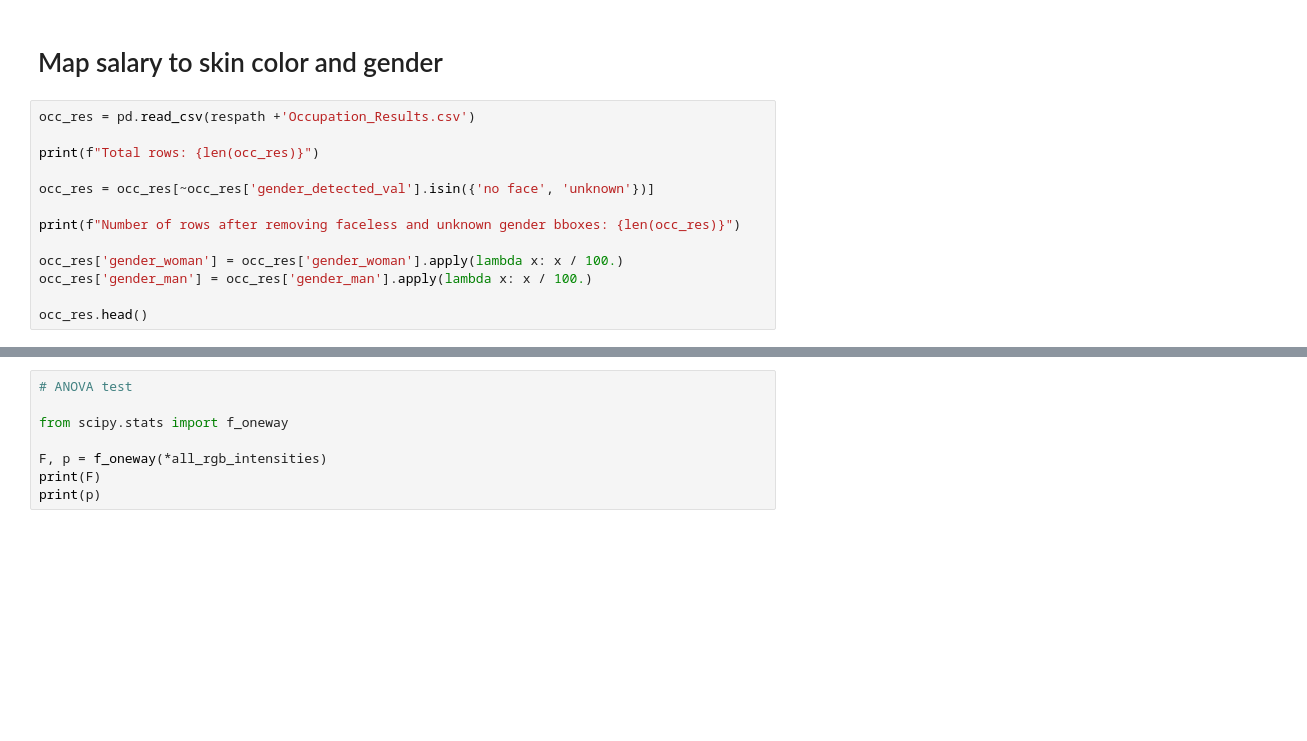
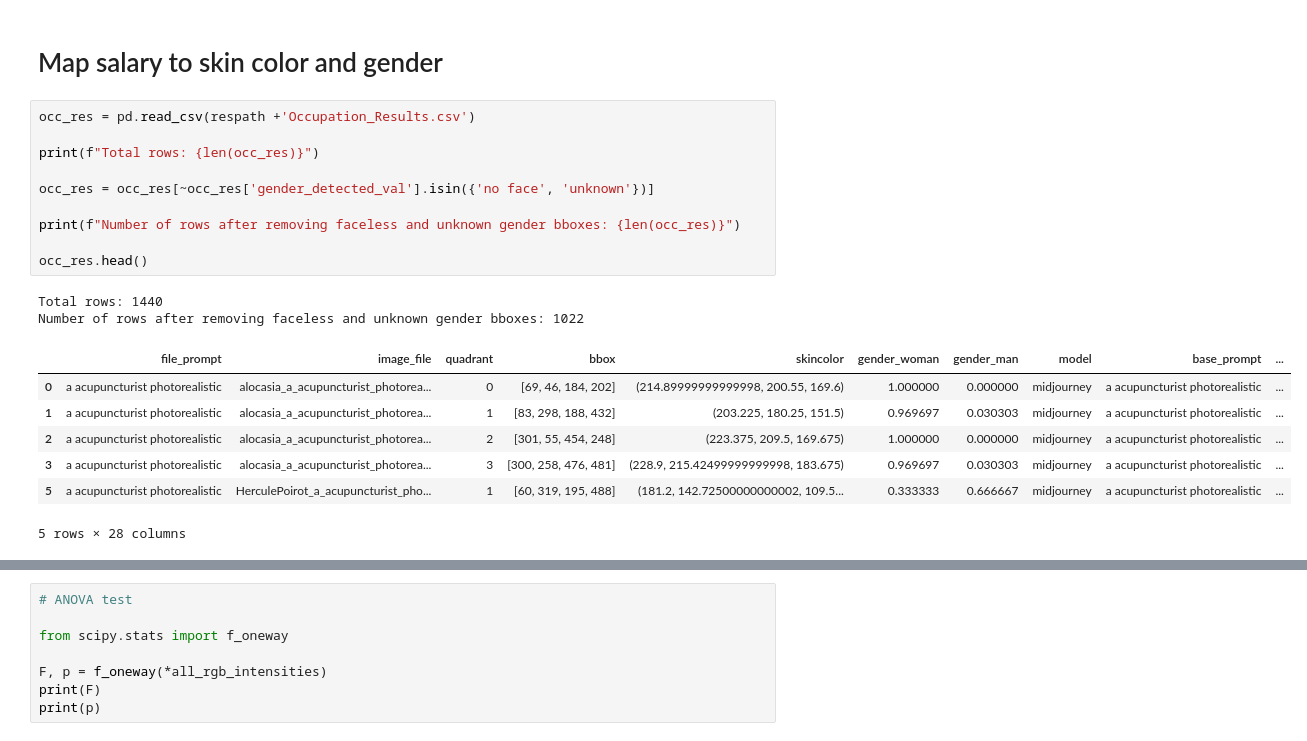
Before and after one commit to TRSS-Research/SAAC, a Jupyter notebook: notebooks/evaluation/Evaluate Results.ipynb, the cells around one changed output, grey strips where cells are left out. Cells and saved outputs as stored; diff of their text form; blank space fills up the shorter version.

```diff
--- a/notebooks/evaluation/Evaluate Results.ipynb
+++ b/notebooks/evaluation/Evaluate Results.ipynb
@@ -75,16 +139,23 @@ for x, c in enumerate(sorted_rgb_pos):
 # %%
 occ_res = pd.read_csv(respath +'Occupation_Results.csv')
 
 print(f"Total rows: {len(occ_res)}")
 
 occ_res = occ_res[~occ_res['gender_detected_val'].isin({'no face', 'unknown'})]
 
 print(f"Number of rows after removing faceless and unknown gender bboxes: {len(occ_res)}")
 
-occ_res['gender_woman'] = occ_res['gender_woman'].apply(lambda x: x / 100.)
-occ_res['gender_man'] = occ_res['gender_man'].apply(lambda x: x / 100.)
-
 occ_res.head()
+# %% [output]
+Total rows: 1440
+Number of rows after removing faceless and unknown gender bboxes: 1022
+|  | file_prompt | image_file | quadrant | bbox | skincolor | gender_woman | gender_man | model | base_prompt | ... |
+| 0 | a acupuncturist photorealistic | alocasia_a_acupuncturist_photorea... | 0 | [69, 46, 184, 202] | (214.89999999999998, 200.55, 169.6) | 1.000000 | 0.000000 | midjourney | a acupuncturist photorealistic | ... |
+| 1 | a acupuncturist photorealistic | alocasia_a_acupuncturist_photorea... | 1 | [83, 298, 188, 432] | (203.225, 180.25, 151.5) | 0.969697 | 0.030303 | midjourney | a acupuncturist photorealistic | ... |
+| 2 | a acupuncturist photorealistic | alocasia_a_acupuncturist_photorea... | 2 | [301, 55, 454, 248] | (223.375, 209.5, 169.675) | 1.000000 | 0.000000 | midjourney | a acupuncturist photorealistic | ... |
+| 3 | a acupuncturist photorealistic | alocasia_a_acupuncturist_photorea... | 3 | [300, 258, 476, 481] | (228.9, 215.42499999999998, 183.675) | 0.969697 | 0.030303 | midjourney | a acupuncturist photorealistic | ... |
+| 5 | a acupuncturist photorealistic | HerculePoirot_a_acupuncturist_pho... | 1 | [60, 319, 195, 488] | (181.2, 142.72500000000002, 109.5... | 0.333333 | 0.666667 | midjourney | a acupuncturist photorealistic | ... |
+5 rows × 28 columns
 # %%
 # Histograms
 
```
Also changed, not shown: parts of 15 cells of this notebook, 3 other files.
